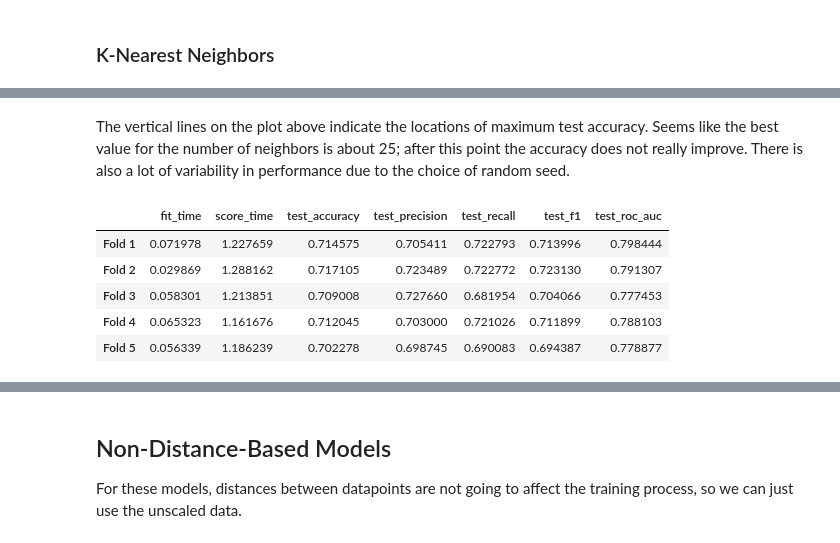
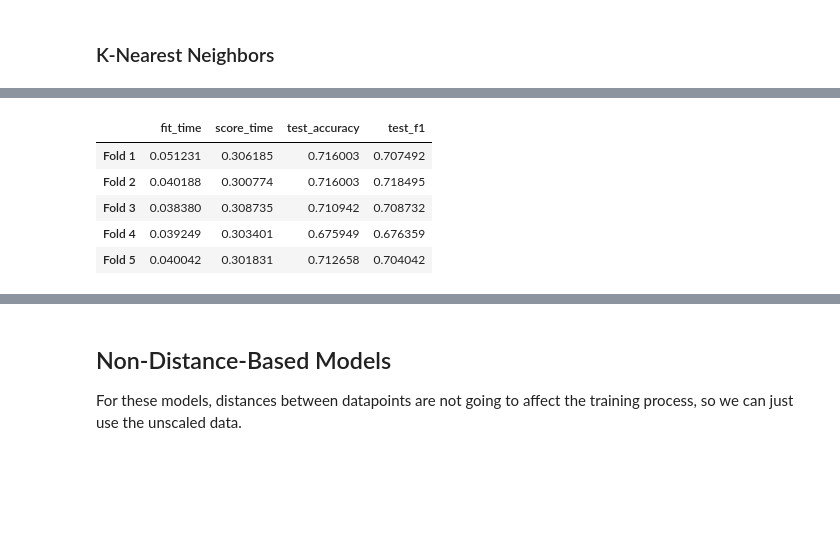
Before and after one commit to awray3/league_of_legends, a Jupyter notebook: league_of_legends.ipynb, the cells around one changed output, grey strips where cells are left out. Cells and saved outputs as stored; diff of their text form; code cells hidden in the pictures; blank space fills up the shorter version.

```diff
--- a/league_of_legends.ipynb
+++ b/league_of_legends.ipynb
@@ -487,20 +571,22 @@ For these models it will be helpful to normalize the data since they work with E
 # %%
 # get numeric columns.
 # dropping total gold since it is a linear combo of other features (see section on total gold above).
-# dropping WardsPlaced in favor of WardsLog.
-numeric_cols = lol.drop(
-    ["blueWins",
-     "blueTotalGold",
-     "redTotalGold",
-     "blueWinExpectation",
-     "redWinExpectation",
-     "blueWardsPlaced",
-     "redWardsPlaced"], axis=1).columns
+no_scale_cols = [
+    "blueDragons",
+    "blueHeralds",
+    "redDragons",
+    "redHeralds",
+]
 
-# standardize the numeric columns
-scaler = StandardScaler()
-X = scaler.fit_transform(lol[numeric_cols])
-y = lol["blueWins"]
+scale_cols = X.drop(
+    no_scale_cols,
+    axis=1,
+).columns.to_list()
+
+
+preprocessor = make_column_transformer(
+    (StandardScaler(), scale_cols), remainder="passthrough"
+)
 # %% [markdown]
 ### Logistic Regression
 # %%
@@ -565,18 +620,15 @@ For several random seeds I will make an 80/20 train/test split and plot accuracy
-# %% [markdown]
-The vertical lines on the plot above indicate the locations of maximum test accuracy.
-Seems like the best value for the number of neighbors is about 25; after this point the accuracy does not really improve. There is also a lot of variability in performance due to the choice of random seed.
 # %%
 knn = {}
-knn["model"] = KNeighborsClassifier(n_neighbors=25)
-knn["results"] = run_cv(knn["model"], X, y)
+knn["model"] = make_pipeline(preprocessor, KNeighborsClassifier(n_neighbors=25))
+knn["results"] = run_cv(knn["model"], X_train, y_train)
 view_cv_results(knn["results"])
 # %% [output]
-|  | fit_time | score_time | test_accuracy | test_precision | test_recall | test_f1 | test_roc_auc |
-| Fold 1 | 0.071978 | 1.227659 | 0.714575 | 0.705411 | 0.722793 | 0.713996 | 0.798444 |
-| Fold 2 | 0.029869 | 1.288162 | 0.717105 | 0.723489 | 0.722772 | 0.723130 | 0.791307 |
-| Fold 3 | 0.058301 | 1.213851 | 0.709008 | 0.727660 | 0.681954 | 0.704066 | 0.777453 |
-| Fold 4 | 0.065323 | 1.161676 | 0.712045 | 0.703000 | 0.721026 | 0.711899 | 0.788103 |
-| Fold 5 | 0.056339 | 1.186239 | 0.702278 | 0.698745 | 0.690083 | 0.694387 | 0.778877 |
+|  | fit_time | score_time | test_accuracy | test_f1 |
+| Fold 1 | 0.051231 | 0.306185 | 0.716003 | 0.707492 |
+| Fold 2 | 0.040188 | 0.300774 | 0.716003 | 0.718495 |
+| Fold 3 | 0.038380 | 0.308735 | 0.710942 | 0.708732 |
+| Fold 4 | 0.039249 | 0.303401 | 0.675949 | 0.676359 |
+| Fold 5 | 0.040042 | 0.301831 | 0.712658 | 0.704042 |
 # %%
 cv_conf_int(knn["results"])
 # %% [output]
```
Also changed, not shown: parts of 34 cells of this notebook.
